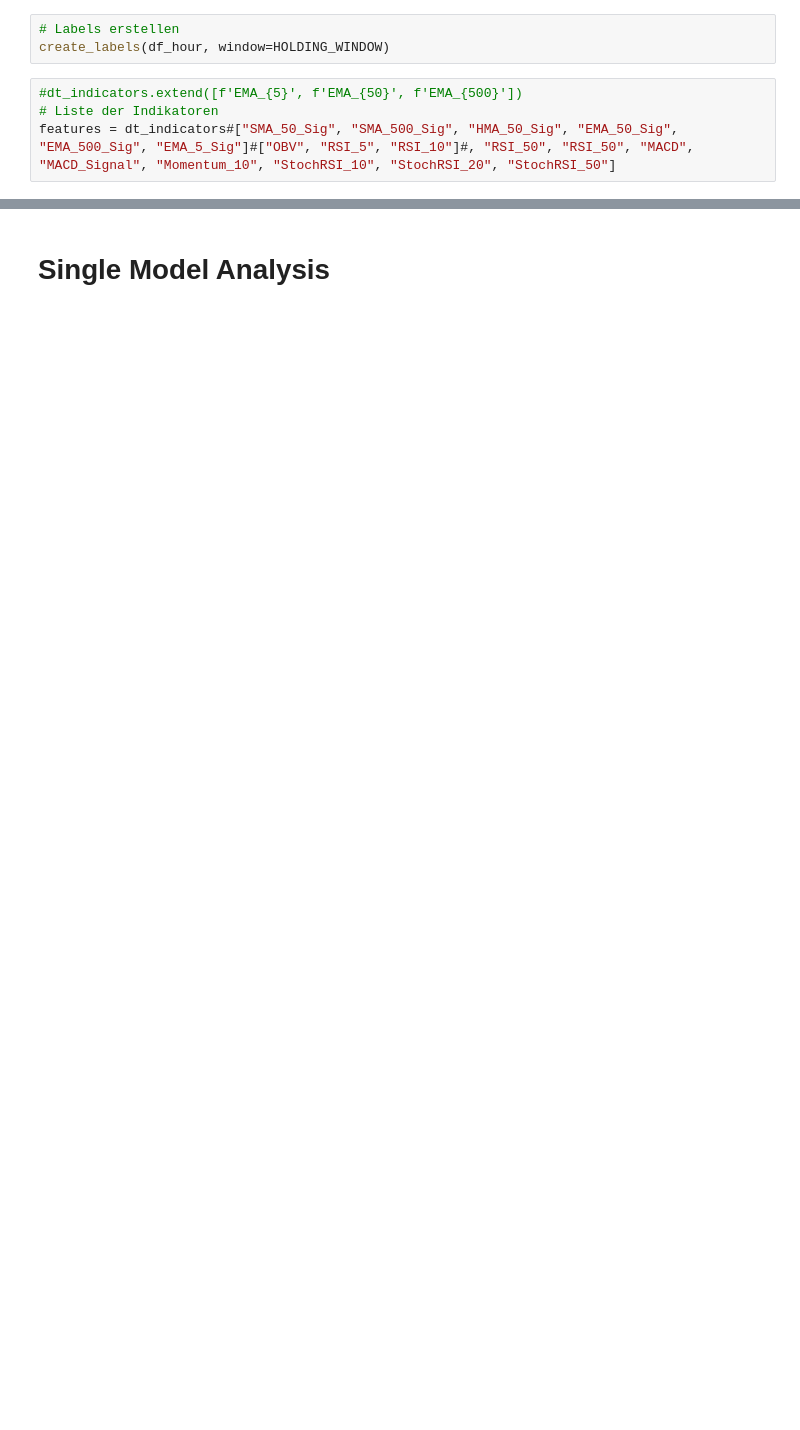
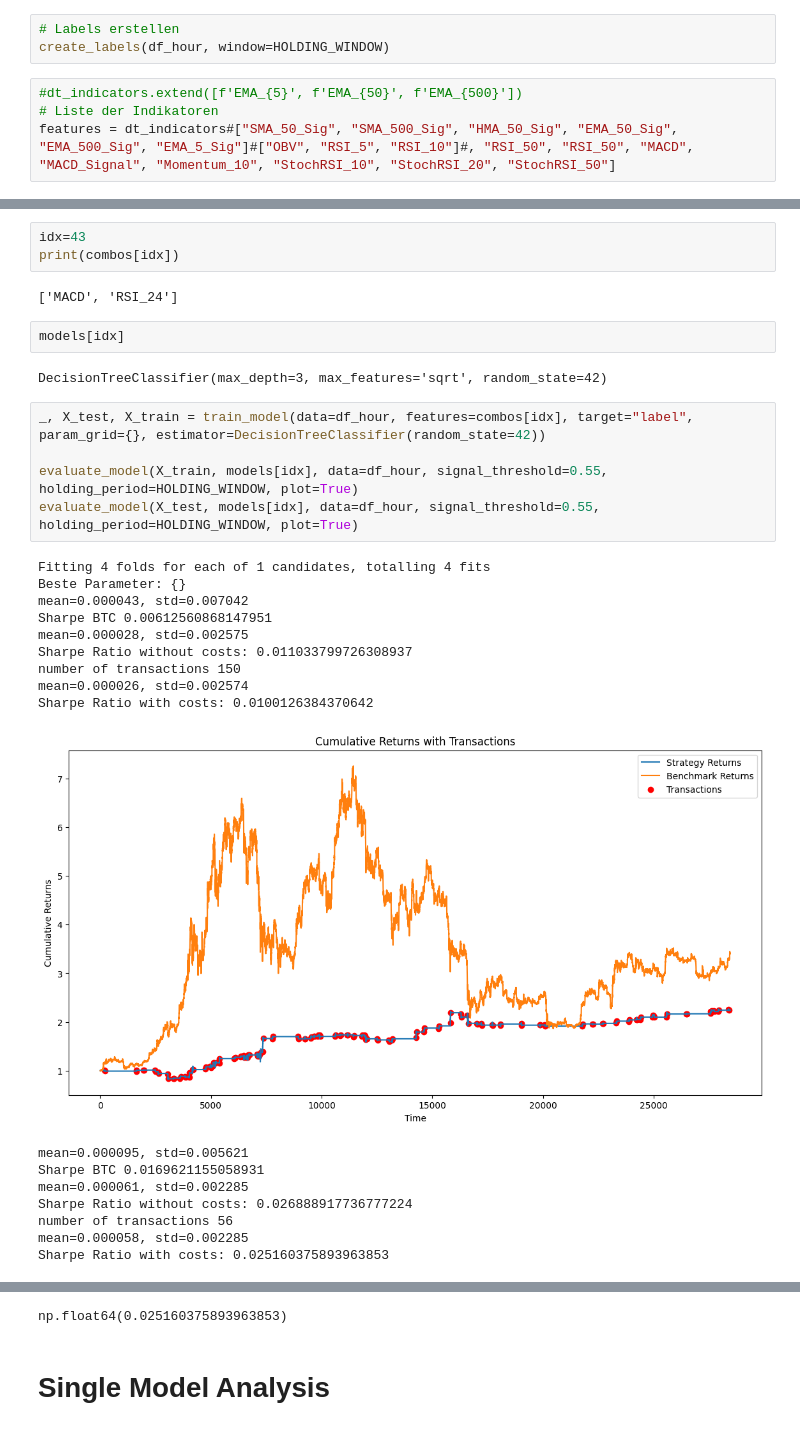
Before and after one commit to adrianbeer/GetaBot, a Jupyter notebook: DecisionTree.ipynb, the cells around one changed output, grey strips where cells are left out. Drawn from its saved outputs; the diff is of its cells as text; blank space fills up the shorter version.

```diff
--- a/DecisionTree.ipynb
+++ b/DecisionTree.ipynb
@@ -332,0 +619,32 @@ man könnte probieren, zu zählen wie häufig die Buy-Signale bei den Averages h
+# %%
+idx=43
+print(combos[idx])
+# %% [output]
+['MACD', 'RSI_24']
+# %%
+models[idx]
+# %% [output]
+DecisionTreeClassifier(max_depth=3, max_features='sqrt', random_state=42)
+# %%
+_, X_test, X_train = train_model(data=df_hour, features=combos[idx], target="label", param_grid={}, estimator=DecisionTreeClassifier(random_state=42))
+
+evaluate_model(X_train, models[idx], data=df_hour, signal_threshold=0.55, holding_period=HOLDING_WINDOW, plot=True)
+evaluate_model(X_test, models[idx], data=df_hour, signal_threshold=0.55, holding_period=HOLDING_WINDOW, plot=True)
+# %% [output]
+Fitting 4 folds for each of 1 candidates, totalling 4 fits
+Beste Parameter: {}
+mean=0.000043, std=0.007042
+Sharpe BTC 0.00612560868147951
+mean=0.000028, std=0.002575
+Sharpe Ratio without costs: 0.011033799726308937
+number of transactions 150
+mean=0.000026, std=0.002574
+Sharpe Ratio with costs: 0.0100126384370642
+[figure, added]
+mean=0.000095, std=0.005621
+Sharpe BTC 0.0169621155058931
+mean=0.000061, std=0.002285
+Sharpe Ratio without costs: 0.026888917736777224
+number of transactions 56
+mean=0.000058, std=0.002285
+Sharpe Ratio with costs: 0.025160375893963853
@@ -333,2 +652,3 @@ man könnte probieren, zu zählen wie häufig die Buy-Signale bei den Averages h
+np.float64(0.025160375893963853)
 # %% [markdown]
 # Single Model Analysis
```
Also changed, not shown: parts of 24 cells of this notebook.
